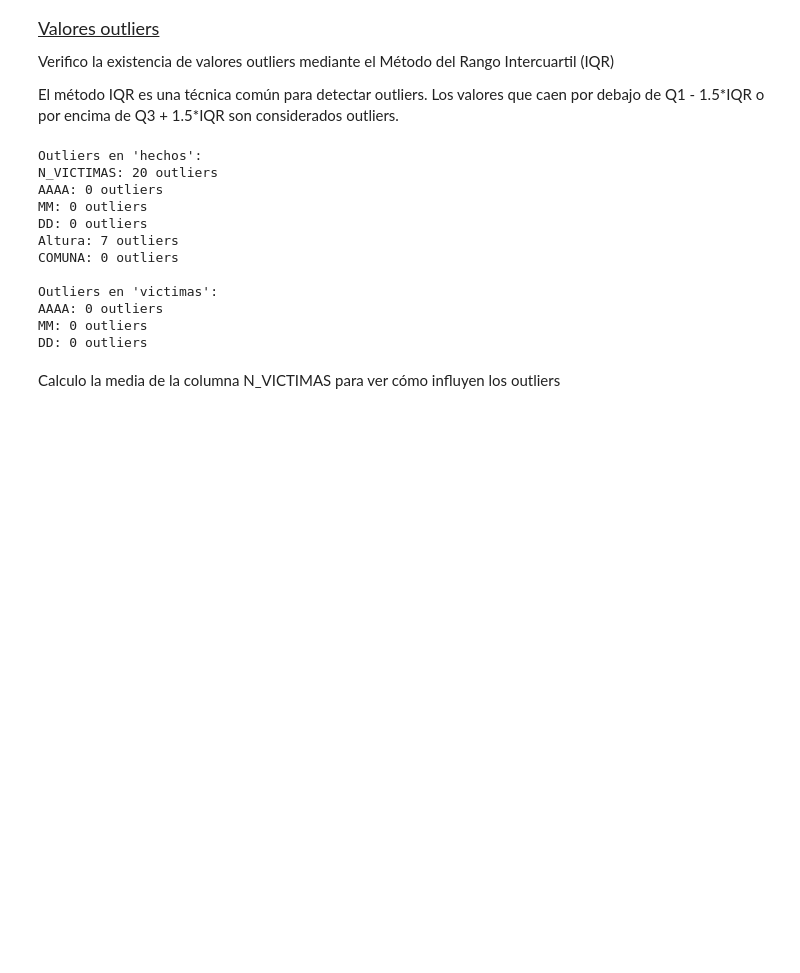
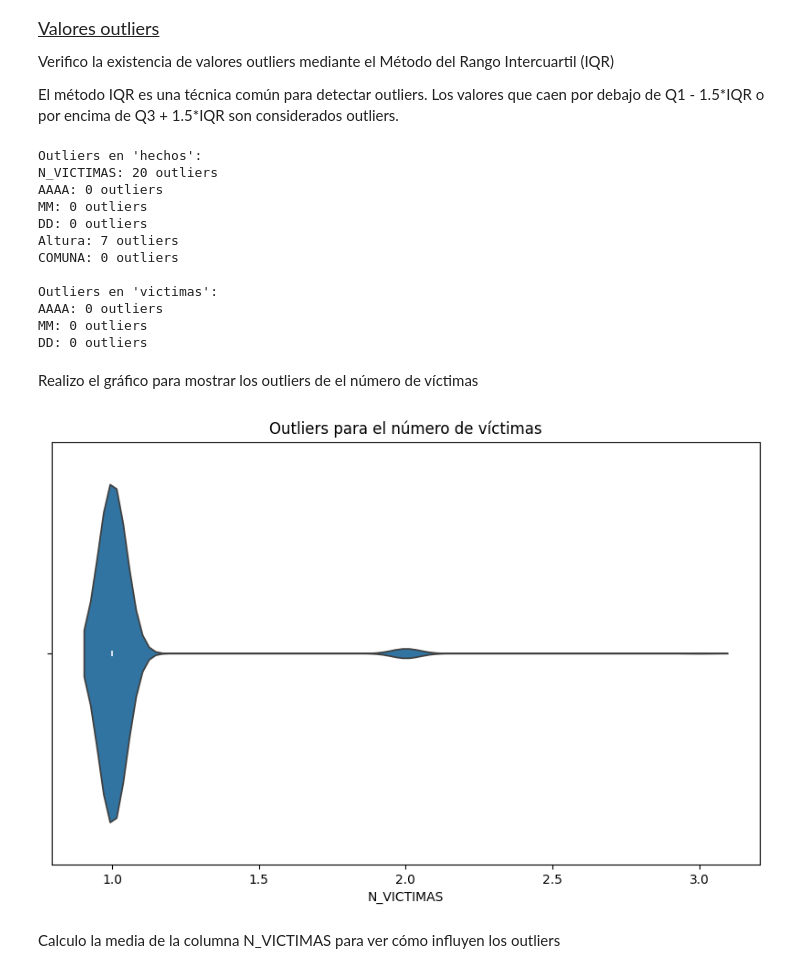
Before and after one commit to OctavioAlvarez1/PI_DA-Soy-Henry, a Jupyter notebook: EDA_siniestros-viales.ipynb, the cells around one changed output. Saved outputs shown, nothing was run; the diff lists cells and outputs as text; code cells hidden in the pictures; blank space fills up the shorter version.

```diff
--- a/EDA_siniestros-viales.ipynb
+++ b/EDA_siniestros-viales.ipynb
@@ -164,6 +208,16 @@ Outliers en 'victimas':
 AAAA: 0 outliers
 MM: 0 outliers
 DD: 0 outliers
+# %% [markdown]
+<p style="font-size:15px;">Realizo el gráfico para mostrar los outliers de el número de víctimas</p>
+# %%
+plt.figure(figsize=(10, 6))
+sns.violinplot(x=hechos['N_VICTIMAS'])
+plt.title('Outliers para el número de víctimas')
+plt.xlabel('N_VICTIMAS')
+plt.show()
+# %% [output]
+[figure, added]
 # %% [markdown]
 <p style="font-size:15px;">Calculo la media de la columna N_VICTIMAS para ver cómo influyen los outliers</p>
 # %%
```
Also changed, not shown: parts of 29 cells of this notebook.
